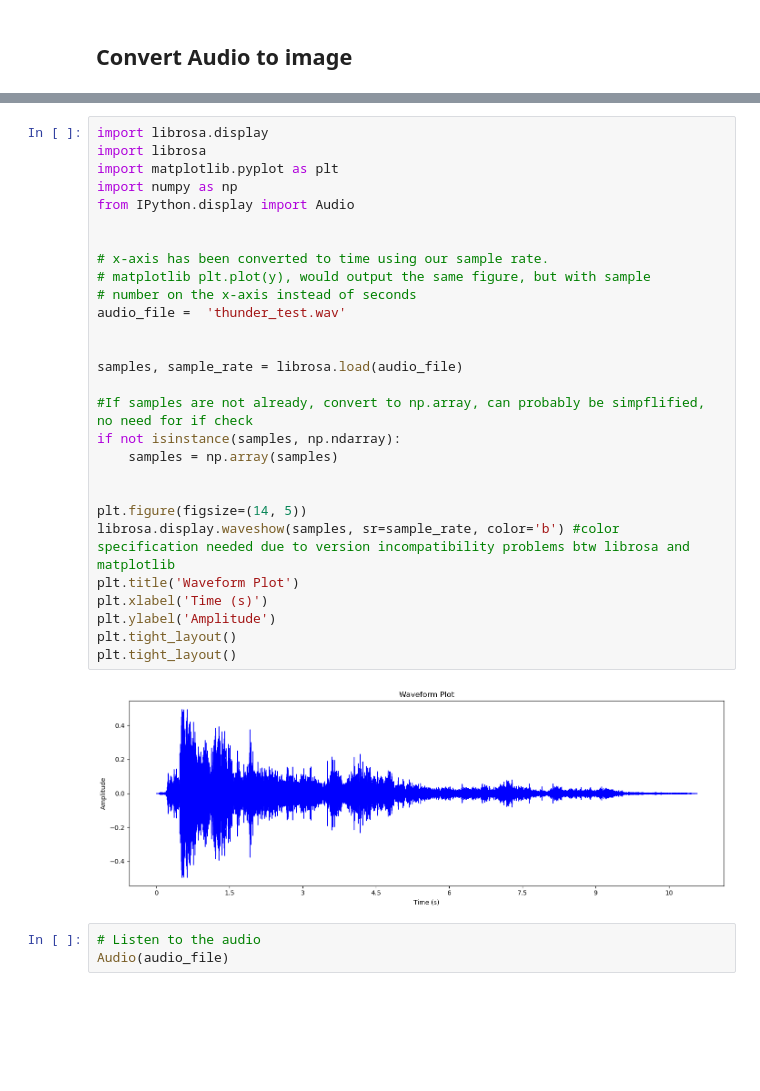
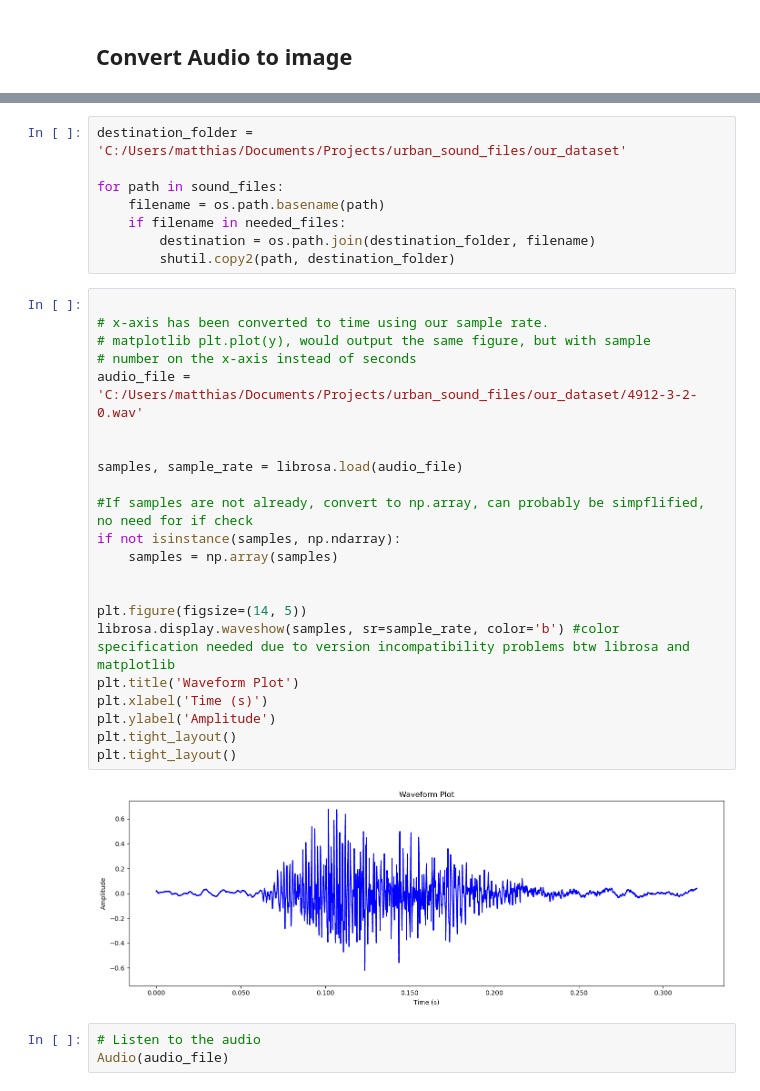
Before and after one commit to giacomo-lab/engine_idling_detection, a Jupyter notebook: intersection_effectivity.ipynb, the cells around one changed output, grey strips where cells are left out. Cells and saved outputs as stored; diff of their text form; blank space fills up the shorter version.

Commit message:
additions to j notebook for dataset creation. Last push to main to sync everything

```diff
--- a/intersection_effectivity.ipynb
+++ b/intersection_effectivity.ipynb
@@ -3,33 +65,35 @@
+# %%
+destination_folder = 'C:/Users/matthias/Documents/Projects/urban_sound_files/our_dataset'
+
+for path in sound_files:
+    filename = os.path.basename(path)
+    if filename in needed_files:
+        destination = os.path.join(destination_folder, filename)
+        shutil.copy2(path, destination_folder)
 # %%
-import librosa.display
-import librosa
-import matplotlib.pyplot as plt
-import numpy as np
-from IPython.display import Audio
-
 
 # x-axis has been converted to time using our sample rate.
 # matplotlib plt.plot(y), would output the same figure, but with sample
 # number on the x-axis instead of seconds
-audio_file =  'thunder_test.wav'
+audio_file =  'C:/Users/matthias/Documents/Projects/urban_sound_files/our_dataset/4912-3-2-0.wav'
 
 
 samples, sample_rate = librosa.load(audio_file)
 
 #If samples are not already, convert to np.array, can probably be simpflified, no need for if check
 if not isinstance(samples, np.ndarray):
     samples = np.array(samples)
 
 
 plt.figure(figsize=(14, 5))
 librosa.display.waveshow(samples, sr=sample_rate, color='b') #color specification needed due to version incompatibility problems btw librosa and matplotlib
 plt.title('Waveform Plot')
 plt.xlabel('Time (s)')
 plt.ylabel('Amplitude')
 plt.tight_layout()
 plt.tight_layout()
 # %% [output]
-[figure, old version]
+[figure, new version]
 # %%
 # Listen to the audio
 Audio(audio_file)
```
Also changed, not shown: parts of 11 cells of this notebook.
